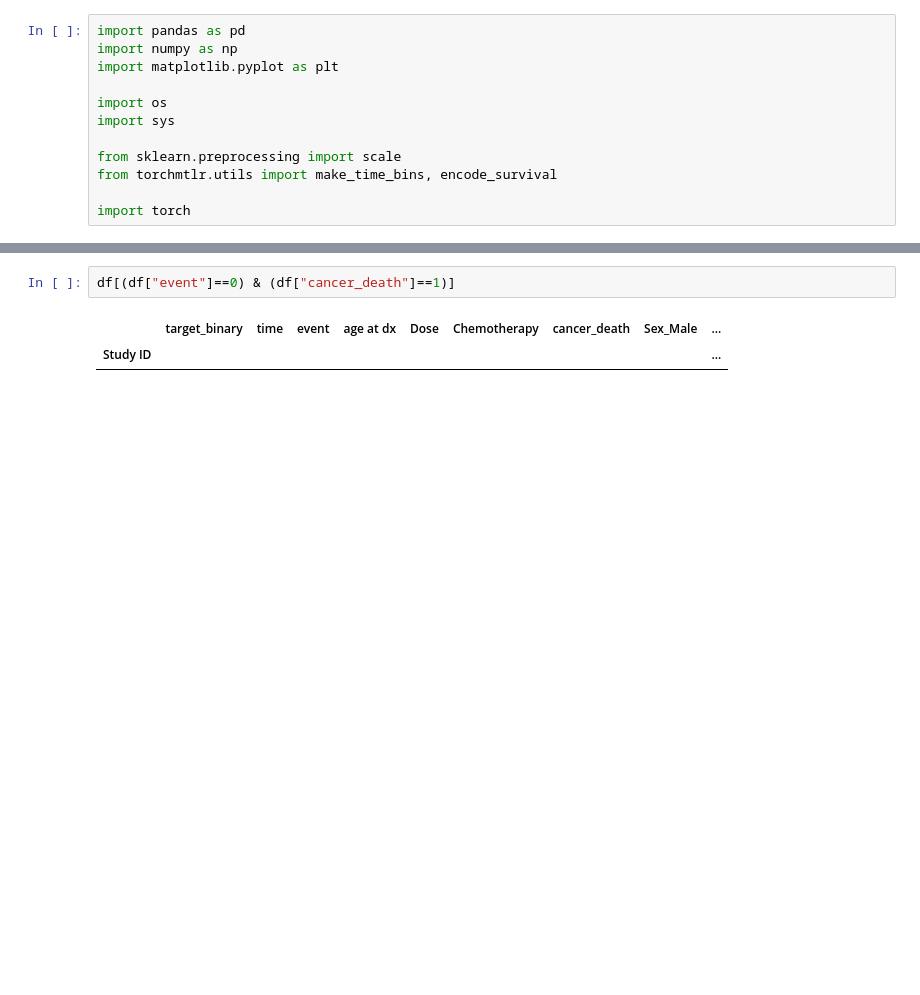
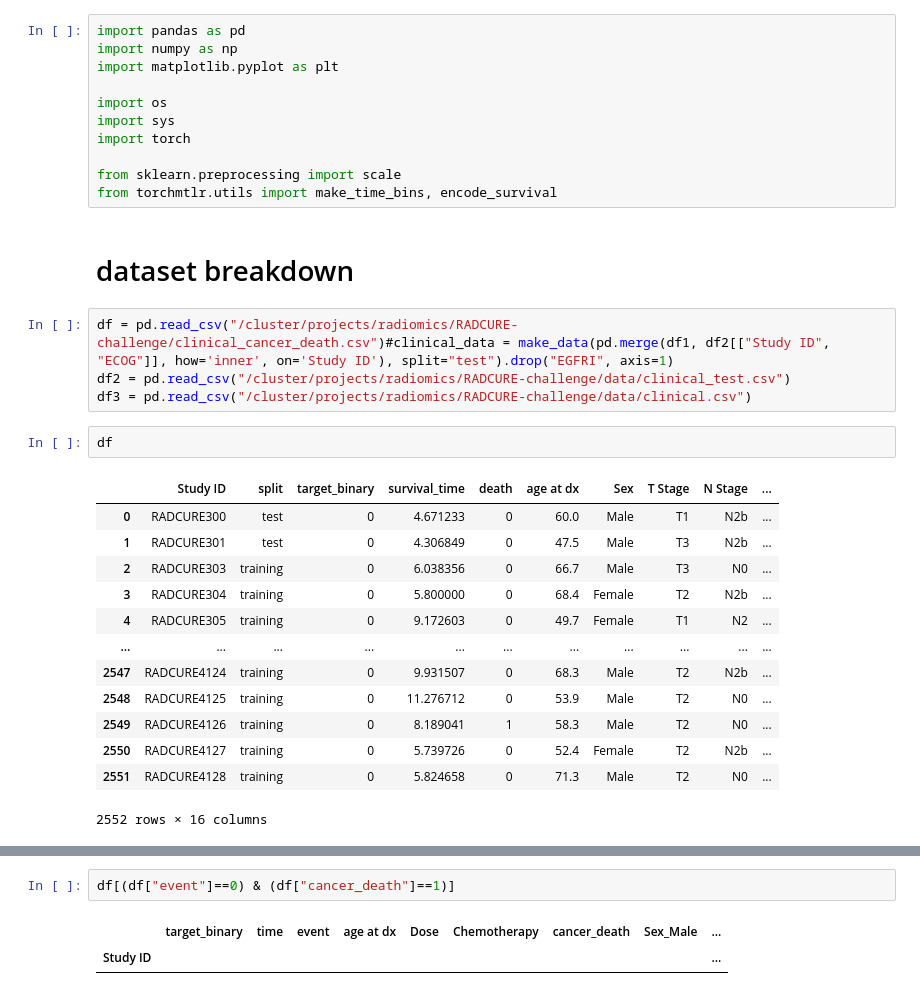
Before and after one commit to bhklab/aaai21_survival_prediction, a Jupyter notebook: df_debugging.ipynb, the cells around one changed output, grey strips where cells are left out. Drawn from its saved outputs; the diff is of its cells as text; blank space fills up the shorter version.

```diff
--- a/df_debugging.ipynb
+++ b/df_debugging.ipynb
@@ -5,8 +5,29 @@ import matplotlib.pyplot as plt
 
 import os
 import sys
+import torch
 
 from sklearn.preprocessing import scale
 from torchmtlr.utils import make_time_bins, encode_survival
-
-import torch
+# %% [markdown]
+# dataset breakdown
+# %%
+df = pd.read_csv("/cluster/projects/radiomics/RADCURE-challenge/clinical_cancer_death.csv")#clinical_data = make_data(pd.merge(df1, df2[["Study ID", "ECOG"]], how='inner', on='Study ID'), split="test").drop("EGFRI", axis=1)
+df2 = pd.read_csv("/cluster/projects/radiomics/RADCURE-challenge/data/clinical_test.csv")
+df3 = pd.read_csv("/cluster/projects/radiomics/RADCURE-challenge/data/clinical.csv")
+# %%
+df
+# %% [output]
+|  | Study ID | split | target_binary | survival_time | death | age at dx | Sex | T Stage | N Stage | ... |
+| 0 | RADCURE300 | test | 0 | 4.671233 | 0 | 60.0 | Male | T1 | N2b | ... |
+| 1 | RADCURE301 | test | 0 | 4.306849 | 0 | 47.5 | Male | T3 | N2b | ... |
+| 2 | RADCURE303 | training | 0 | 6.038356 | 0 | 66.7 | Male | T3 | N0 | ... |
+| 3 | RADCURE304 | training | 0 | 5.800000 | 0 | 68.4 | Female | T2 | N2b | ... |
+| 4 | RADCURE305 | training | 0 | 9.172603 | 0 | 49.7 | Female | T1 | N2 | ... |
+| ... | ... | ... | ... | ... | ... | ... | ... | ... | ... | ... |
+| 2547 | RADCURE4124 | training | 0 | 9.931507 | 0 | 68.3 | Male | T2 | N2b | ... |
+| 2548 | RADCURE4125 | training | 0 | 11.276712 | 0 | 53.9 | Male | T2 | N0 | ... |
+| 2549 | RADCURE4126 | training | 0 | 8.189041 | 1 | 58.3 | Male | T2 | N0 | ... |
+| 2550 | RADCURE4127 | training | 0 | 5.739726 | 0 | 52.4 | Female | T2 | N2b | ... |
+| 2551 | RADCURE4128 | training | 0 | 5.824658 | 0 | 71.3 | Male | T2 | N0 | ... |
+2552 rows × 16 columns
```
Also changed, not shown: parts of 7 cells of this notebook, 9 other files.
